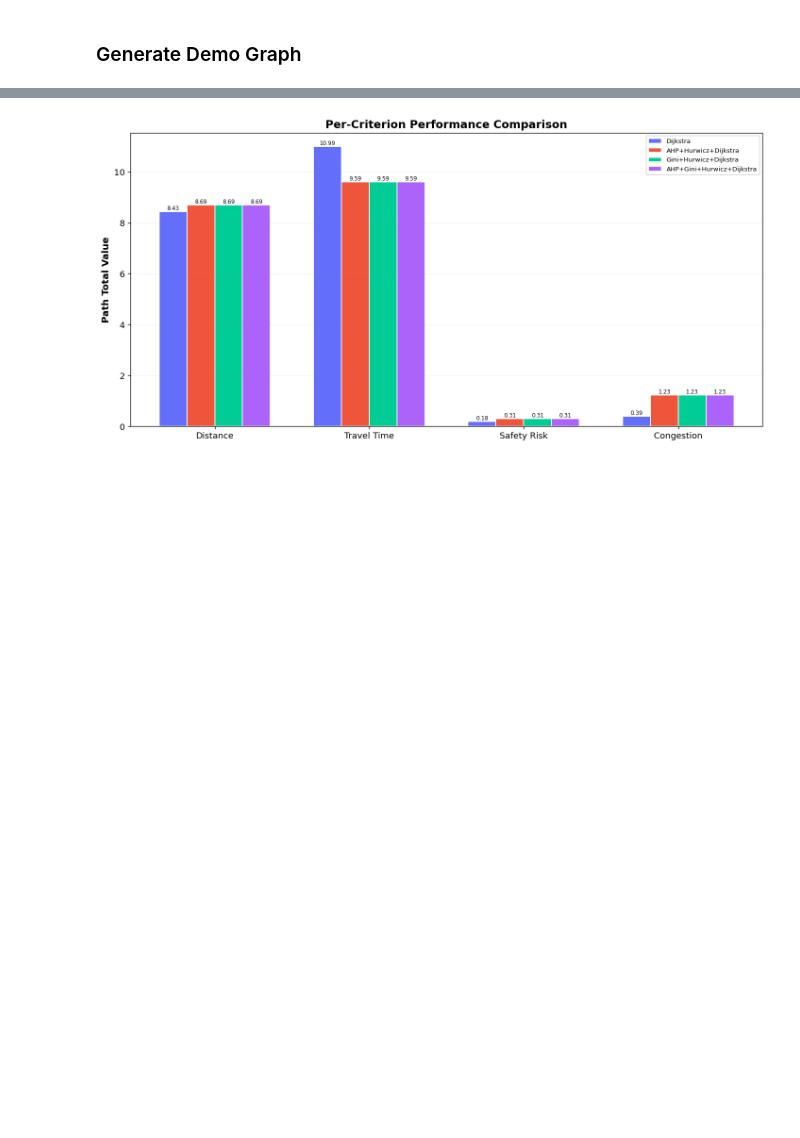
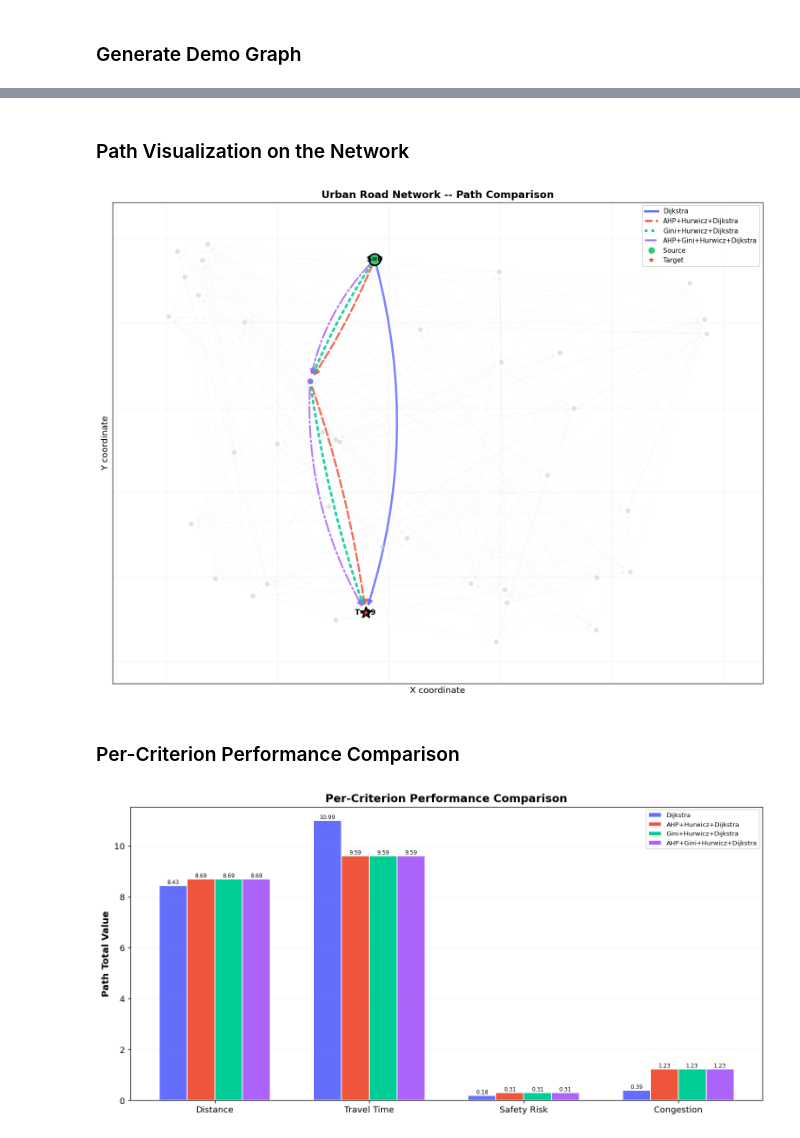
Before and after one commit to Abdou-Harzelli/SAD-p, a Jupyter notebook: multicriteria_routing.ipynb, the cells around one changed output, grey strips where cells are left out. Drawn from its saved outputs; the diff is of its cells as text; code cells hidden in the pictures; blank space fills up the shorter version.

```diff
--- a/multicriteria_routing.ipynb
+++ b/multicriteria_routing.ipynb
@@ -71,7 +69,6 @@ def euclidean(p1, p2):
     return math.sqrt((p1[0] - p2[0])**2 + (p1[1] - p2[1])**2)
 
 def generate_edge_criteria(euclidean_dist, rng):
-    """Generate interval-valued [x_min, x_max] criteria for one edge."""
     base_dist = euclidean_dist / 10.0
     dist_min = base_dist * rng.uniform(0.95, 1.0)
     dist_max = base_dist * rng.uniform(1.0, 1.05)
@@ -94,11 +91,10 @@ def generate_edge_criteria(euclidean_dist, rng):
         "travel_time_min": time_min, "travel_time_max": time_max,
         "safety_risk_min": risk_min, "safety_risk_max": risk_max,
         "congestion_min": cong_min, "congestion_max": cong_max,
-        "weight": (dist_min + dist_max) / 2.0,  # simple weight for plain Dijkstra
+        "weight": (dist_min + dist_max) / 2.0,
     }
 
 def generate_urban_graph(n_nodes, connectivity=0.3, seed=42):
-    """Generate a random directed urban road graph."""
     rng = np.random.RandomState(seed)
     positions = {i: (rng.uniform(0, 100), rng.uniform(0, 100)) for i in range(n_nodes)}
 
@@ -112,7 +108,6 @@ def generate_urban_graph(n_nodes, connectivity=0.3, seed=42):
                 dist = euclidean(positions[i], positions[j])
                 G.add_edge(i, j, **generate_edge_criteria(dist, rng))
 
-    # Ensure strong connectivity
     if not nx.is_strongly_connected(G):
         components = list(nx.strongly_connected_components(G))
         for idx in range(len(components) - 1):
@@ -124,7 +119,6 @@ def generate_urban_graph(n_nodes, connectivity=0.3, seed=42):
     return G
 
 def generate_scaled_graph(n_nodes, avg_degree=6, seed=42):
-    """Generate graph with controlled degree for scalability tests."""
     rng = np.random.RandomState(seed)
     positions = {i: (rng.uniform(0, 100), rng.uniform(0, 100)) for i in range(n_nodes)}
     G = nx.DiGraph()
@@ -143,7 +137,6 @@ def generate_scaled_graph(n_nodes, avg_degree=6, seed=42):
             if not G.has_edge(i, j):
                 G.add_edge(i, j, **generate_edge_criteria(euclidean(positions[i], positions[j]), rng))
 
-    # Ensure connectivity
     if not nx.is_strongly_connected(G):
         components = list(nx.strongly_connected_components(G))
         for idx in range(len(components) - 1):
@@ -154,5 +147,5 @@ def generate_scaled_graph(n_nodes, avg_degree=6, seed=42):
                     G.add_edge(a, b, **generate_edge_criteria(euclidean(positions[a], positions[b]), rng))
     return G
 
-print("✅ Graph generator ready!")
+print("Graph generator ready")
 # %% [output]
@@ -675,3 +571,47 @@ plt.show()
+# %% [markdown]
+### Path Visualization on the Network
+# %%
+from matplotlib.lines import Line2D
+
+fig, ax = plt.subplots(1, 1, figsize=(13, 10))
+pos = nx.get_node_attributes(G, "pos")
+
+nx.draw_networkx_edges(G, pos, ax=ax, alpha=0.08, edge_color="#cccccc", width=0.5, arrows=True, arrowsize=5)
+nx.draw_networkx_nodes(G, pos, ax=ax, node_size=30, node_color="#cccccc", alpha=0.5)
+
+COLORS = {"Dijkstra": "#636EFA", "AHP+Hurwicz+Dijkstra": "#EF553B",
+          "Gini+Hurwicz+Dijkstra": "#00CC96", "AHP+Gini+Hurwicz+Dijkstra": "#AB63FA"}
+radii = [-0.15, -0.05, 0.05, 0.15]
+styles = ["solid", "dashed", "dotted", "dashdot"]
+widths = [3.0, 2.8, 3.5, 2.5]
+
+for idx, (name, r) in enumerate(results.items()):
+    path = r["path"]
+    if not path or len(path) < 2: continue
+    edges = [(path[i], path[i+1]) for i in range(len(path)-1)]
+    nx.draw_networkx_edges(G, pos, edgelist=edges, ax=ax, edge_color=COLORS[name],
+                           width=widths[idx], alpha=0.85, arrows=True, arrowsize=14,
+                           connectionstyle=f"arc3,rad={radii[idx]}", style=styles[idx])
+    nx.draw_networkx_nodes(G, pos, nodelist=path, ax=ax, node_size=80,
+                           node_color=COLORS[name], alpha=0.65, edgecolors="white")
+
+nx.draw_networkx_nodes(G, pos, nodelist=[SOURCE], ax=ax, node_size=250, node_color="#2ECC71", edgecolors="black", linewidths=2)
+nx.draw_networkx_nodes(G, pos, nodelist=[TARGET], ax=ax, node_size=250, node_color="#E74C3C", edgecolors="black", linewidths=2, node_shape="*")
+nx.draw_networkx_labels(G, pos, labels={SOURCE: f"S={SOURCE}", TARGET: f"T={TARGET}"}, ax=ax, font_size=10, font_weight="bold")
+
+legend = [Line2D([0],[0], color=COLORS[n], lw=widths[i], linestyle=styles[i], label=n) for i,n in enumerate(COLORS)]
+legend += [Line2D([0],[0], marker='o', color='w', markerfacecolor='#2ECC71', markersize=10, label='Source'),
+           Line2D([0],[0], marker='*', color='w', markerfacecolor='#E74C3C', markersize=12, label='Target')]
+ax.legend(handles=legend, loc="upper right", framealpha=0.9, fontsize=9)
+ax.set_title("Urban Road Network -- Path Comparison", fontweight="bold", fontsize=14)
+ax.set_xlabel("X coordinate"); ax.set_ylabel("Y coordinate")
+ax.grid(True, alpha=0.15)
+plt.tight_layout()
+plt.show()
+# %% [output]
+[figure, added]
+# %% [markdown]
+### Per-Criterion Performance Comparison
 # %%
 fig, ax = plt.subplots(figsize=(12, 6))
 approaches = list(results.keys())
```
Also changed, not shown: parts of 54 cells of this notebook, 15 other files.
